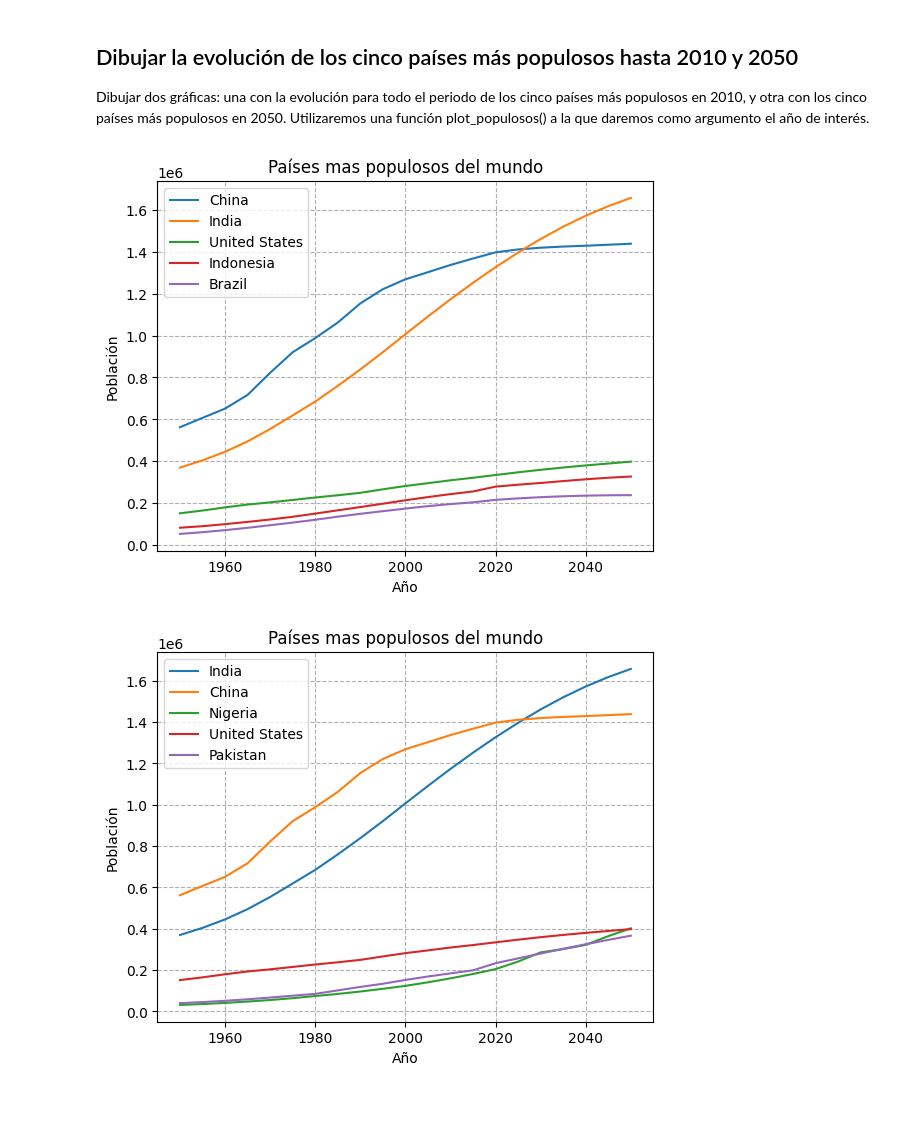
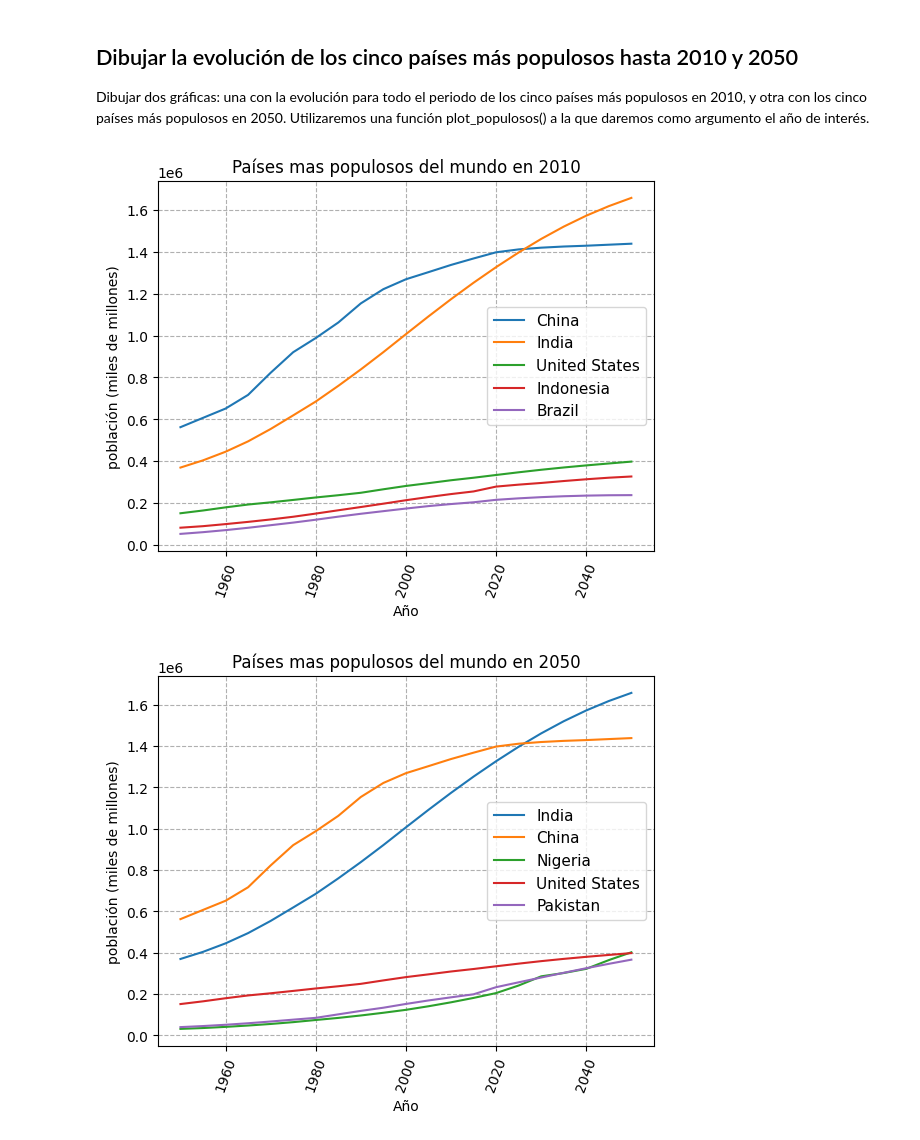
Before and after one commit to juanluserra/master_bigdata, a Jupyter notebook: VISUALIZACION DE DATOS/VD-Practica1.ipynb, the cells around one changed output. Saved outputs shown, nothing was run; the diff lists cells and outputs as text; code cells hidden in the pictures; blank space fills up the shorter version.

```diff
--- a/VISUALIZACION DE DATOS/VD-Practica1.ipynb
+++ b/VISUALIZACION DE DATOS/VD-Practica1.ipynb
@@ -59,13 +59,13 @@ new_valid_data = valid_data.copy()
 for k in range(3):
     new_valid_data[k] = new_valid_data[k].set_index(new_valid_data[k].columns[0])
 
-data = pd.concat(new_valid_data, axis=1, join="inner")
+data = pd.concat(new_valid_data, axis=1)
 
 # Imprimimos las primeras filas a modo de comprobación, mediante head()
-data.head()
+print(data.head())
 
 # Generamos una lista con las etiquetas de las columnas del DataFrame, mediante list()
-print(list(data.columns))
+list(data.columns)
 
 # Seleccionamos de la cabecera las columnas correspondientes a las fechas mediante isnumeric()
 # Las guardamos en una lista
@@ -77,6 +77,5 @@ numeric_columns = data.columns[numeric_columns_bool]
 # Leemos la tabla por fechas y la almacenamos para su uso
 # Imprimimos para verificar que es correcto
 data = data[numeric_columns]
-data.index.name = None
-print(data.head())
+data
 # %% [output]
@@ -315,33 +340,35 @@ Text(0, 0.5, 'Población')
 
 Dibujar dos gráficas: una con la evolución para todo el periodo de los cinco países más populosos en 2010, y otra con los cinco países más populosos en 2050. Utilizaremos una función plot_populosos() a la que daremos como argumento el año de interés.
 # %%
+
 # Mediante la función plt.plot() de matplotlib
 
 # Definimos la función plot_populosos()
 def plot_populosos(tabla: pd.DataFrame, año: Union[str, int]) -> None:
     # Ordenamos la tabla según el año
     if año != str:
         año = str(año)
     sorted_table: pd.DataFrame = tabla.sort_values(by=año, ascending=False)
     sorted_table = sorted_table[:5]
 
     dates = tabla.columns
     dates = list(map(int, dates))
     countries = sorted_table.index.values
 
     plt.plot(dates, sorted_table.T, label=countries)
     plt.grid(ls="--")
-    plt.title("Países mas populosos del mundo")
+    plt.title(f"Países mas populosos del mundo en {año}")
     plt.xlabel("Año")
-    plt.ylabel("Población")
-    plt.legend()
+    plt.ylabel("población (miles de millones)")
+    plt.xticks(rotation=70)
+    plt.legend(fontsize=11, loc="right")
     plt.show()
 
 plot_populosos(data, 2010)
 plot_populosos(data, 2050)
 # %% [output]
-[figure, old version]
+[figure, new version]
-[figure, old version]
+[figure, new version]
 # %%
 # Mediante la función .plot() de pandas
 
```
Also changed, not shown: parts of 14 cells of this notebook, 2 other files.
